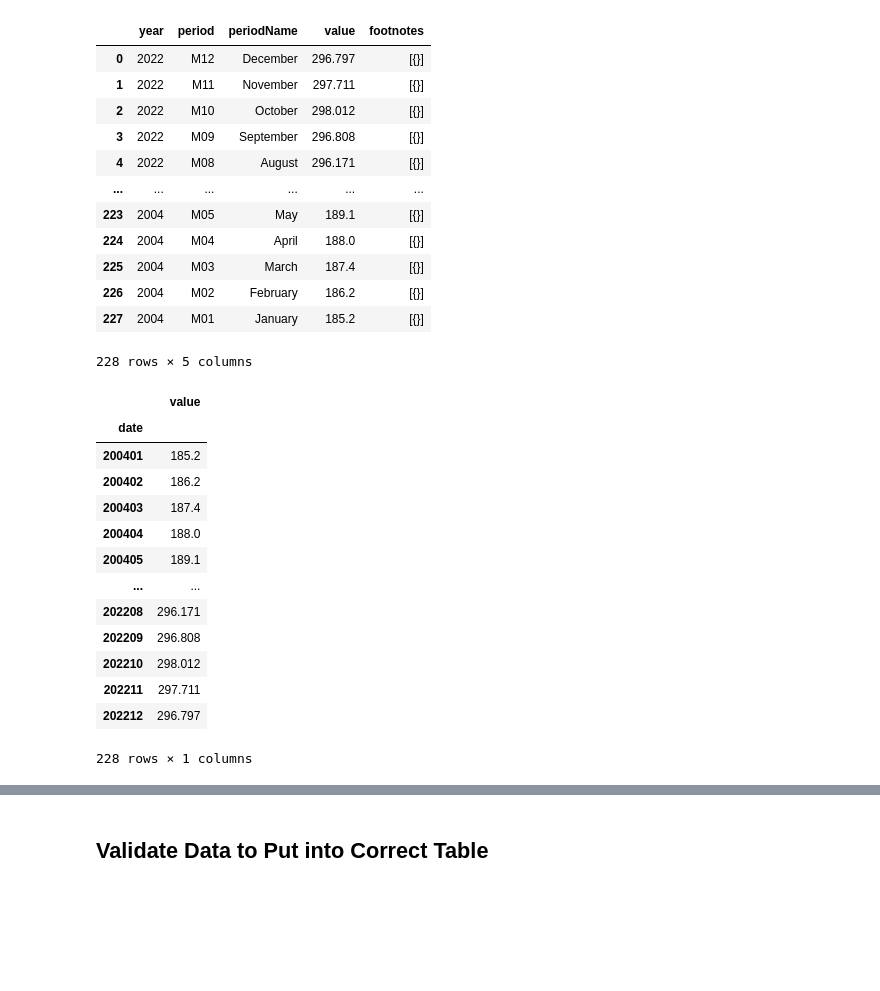
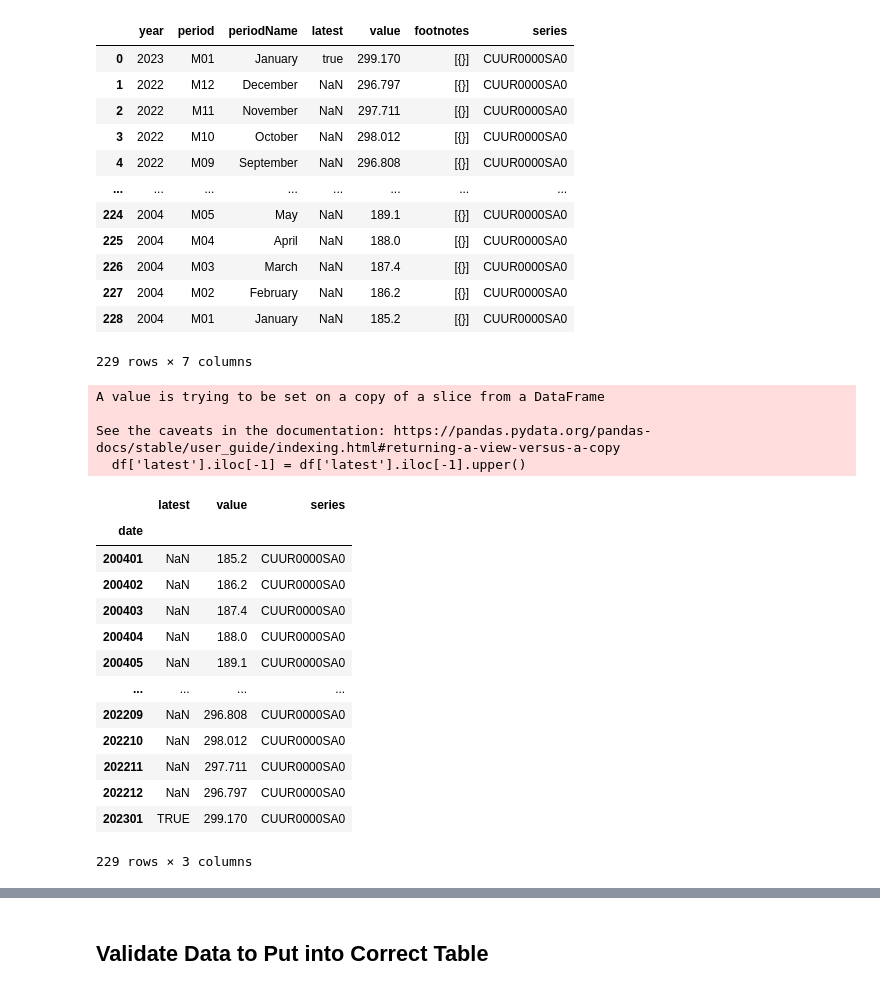
Before and after one commit to joshuamcurtis/MacroData2, a Jupyter notebook: Add_Data_DB.ipynb, the cells around one changed output, grey strips where cells are left out. Saved outputs shown, nothing was run; the diff lists cells and outputs as text; code cells hidden in the pictures; blank space fills up the shorter version.

Commit message:
Code to create dictionary table

```diff
--- a/Add_Data_DB.ipynb
+++ b/Add_Data_DB.ipynb
@@ -150,40 +218,46 @@ number_of_series = len(json_data['Results']['series'])
 # %%
 df = pd.DataFrame(json_data['Results']['series'][0]['data'])
+df['series'] = json_data['Results']['series'][0]['catalog']['series_id']
 df
 # %% [output]
-|  | year | period | periodName | value | footnotes |
-| 0 | 2022 | M12 | December | 296.797 | [{}] |
-| 1 | 2022 | M11 | November | 297.711 | [{}] |
-| 2 | 2022 | M10 | October | 298.012 | [{}] |
-| 3 | 2022 | M09 | September | 296.808 | [{}] |
-| 4 | 2022 | M08 | August | 296.171 | [{}] |
-| ... | ... | ... | ... | ... | ... |
-| 223 | 2004 | M05 | May | 189.1 | [{}] |
-| 224 | 2004 | M04 | April | 188.0 | [{}] |
-| 225 | 2004 | M03 | March | 187.4 | [{}] |
-| 226 | 2004 | M02 | February | 186.2 | [{}] |
-| 227 | 2004 | M01 | January | 185.2 | [{}] |
+|  | year | period | periodName | latest | value | footnotes | series |
+| 0 | 2023 | M01 | January | true | 299.170 | [{}] | CUUR0000SA0 |
+| 1 | 2022 | M12 | December | NaN | 296.797 | [{}] | CUUR0000SA0 |
+| 2 | 2022 | M11 | November | NaN | 297.711 | [{}] | CUUR0000SA0 |
+| 3 | 2022 | M10 | October | NaN | 298.012 | [{}] | CUUR0000SA0 |
+| 4 | 2022 | M09 | September | NaN | 296.808 | [{}] | CUUR0000SA0 |
+| ... | ... | ... | ... | ... | ... | ... | ... |
+| 224 | 2004 | M05 | May | NaN | 189.1 | [{}] | CUUR0000SA0 |
+| 225 | 2004 | M04 | April | NaN | 188.0 | [{}] | CUUR0000SA0 |
+| 226 | 2004 | M03 | March | NaN | 187.4 | [{}] | CUUR0000SA0 |
+| 227 | 2004 | M02 | February | NaN | 186.2 | [{}] | CUUR0000SA0 |
+| 228 | 2004 | M01 | January | NaN | 185.2 | [{}] | CUUR0000SA0 |
-228 rows × 5 columns
+229 rows × 7 columns
 # %%
 df['month'] = df['period'].str.replace('M', '')
 df['date'] = df['year'] + df['month']
 df = df.sort_values(by=['date'], ignore_index=True)
 df['date'] = pd.to_numeric(df['date'])
 df = df.set_index(df["date"])
+df['latest'].iloc[-1] = df['latest'].iloc[-1].upper()
 df = df.drop(columns=['year', 'period', 'periodName', 'footnotes', 'month', 'date'])
 df
 # %% [output]
+A value is trying to be set on a copy of a slice from a DataFrame
+
+See the caveats in the documentation: https://pandas.pydata.org/pandas-docs/stable/user_guide/indexing.html#returning-a-view-versus-a-copy
+  df['latest'].iloc[-1] = df['latest'].iloc[-1].upper()
-|  | value |
-| date |  |
-| 200401 | 185.2 |
-| 200402 | 186.2 |
-| 200403 | 187.4 |
-| 200404 | 188.0 |
-| 200405 | 189.1 |
-| ... | ... |
-| 202208 | 296.171 |
-| 202209 | 296.808 |
-| 202210 | 298.012 |
-| 202211 | 297.711 |
-| 202212 | 296.797 |
+|  | latest | value | series |
+| date |  |  |  |
+| 200401 | NaN | 185.2 | CUUR0000SA0 |
+| 200402 | NaN | 186.2 | CUUR0000SA0 |
+| 200403 | NaN | 187.4 | CUUR0000SA0 |
+| 200404 | NaN | 188.0 | CUUR0000SA0 |
+| 200405 | NaN | 189.1 | CUUR0000SA0 |
+| ... | ... | ... | ... |
+| 202209 | NaN | 296.808 | CUUR0000SA0 |
+| 202210 | NaN | 298.012 | CUUR0000SA0 |
+| 202211 | NaN | 297.711 | CUUR0000SA0 |
+| 202212 | NaN | 296.797 | CUUR0000SA0 |
+| 202301 | TRUE | 299.170 | CUUR0000SA0 |
-228 rows × 1 columns
+229 rows × 3 columns
```
Also changed, not shown: parts of 9 cells of this notebook, 1 other file.
